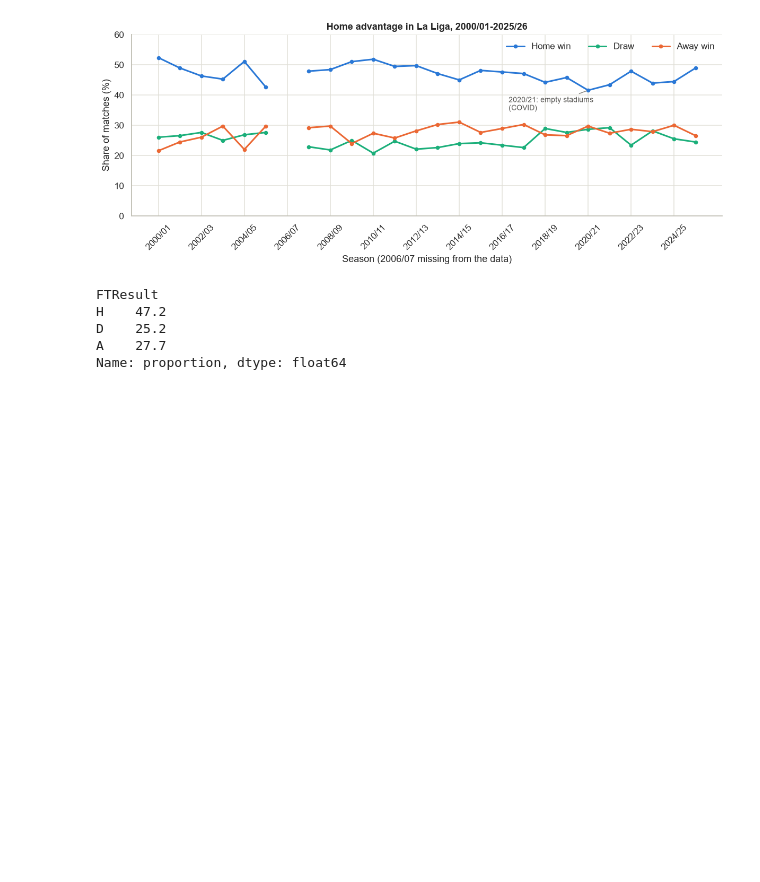
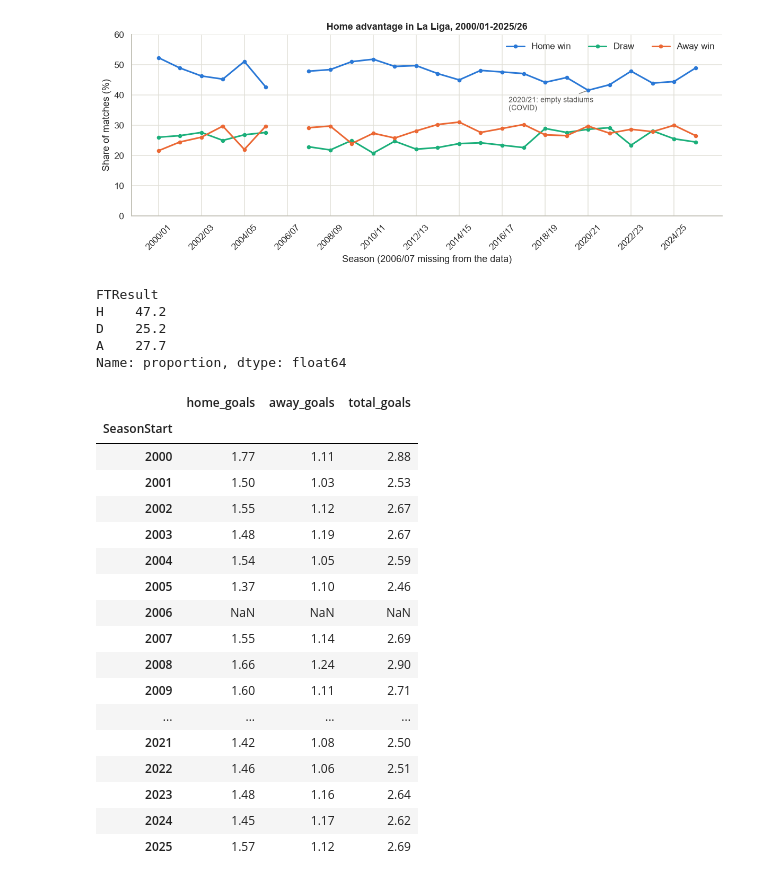
Before and after one commit to idoberk/laliga-match-prediction, a Jupyter notebook: notebooks/laliga_match_prediction.ipynb, the cells around one changed output. Saved outputs shown, nothing was run; the diff lists cells and outputs as text; code cells hidden in the pictures; blank space fills up the shorter version.

```diff
--- a/notebooks/laliga_match_prediction.ipynb
+++ b/notebooks/laliga_match_prediction.ipynb
@@ -631,3 +631,32 @@ H    47.2
 D    25.2
 A    27.7
 Name: proportion, dtype: float64
+# %%
+# Average goals scored by the home and the away team per match, per season.
+# Named aggregation: new_columns=(source_column, function)
+goals_by_season = (
+    laliga_complete.groupby("SeasonStart")
+    .agg(home_goals=("FTHome", "mean"), away_goals=("FTAway", "mean"))
+    .assign(total_goals=lambda df: df["home_goals"] + df["away_goals"])
+    .reindex(all_seasons)  # Empty row for 2006/07, same as the above chart.
+)
+goals_by_season.round(2)  # Table version of the chart below
+# %% [output]
+|  | home_goals | away_goals | total_goals |
+| SeasonStart |  |  |  |
+| 2000 | 1.77 | 1.11 | 2.88 |
+| 2001 | 1.50 | 1.03 | 2.53 |
+| 2002 | 1.55 | 1.12 | 2.67 |
+| 2003 | 1.48 | 1.19 | 2.67 |
+| 2004 | 1.54 | 1.05 | 2.59 |
+| 2005 | 1.37 | 1.10 | 2.46 |
+| 2006 | NaN | NaN | NaN |
+| 2007 | 1.55 | 1.14 | 2.69 |
+| 2008 | 1.66 | 1.24 | 2.90 |
+| 2009 | 1.60 | 1.11 | 2.71 |
+| ... | ... | ... | ... |
+| 2021 | 1.42 | 1.08 | 2.50 |
+| 2022 | 1.46 | 1.06 | 2.51 |
+| 2023 | 1.48 | 1.16 | 2.64 |
+| 2024 | 1.45 | 1.17 | 2.62 |
+| 2025 | 1.57 | 1.12 | 2.69 |
```
Also changed, not shown: parts of 6 cells of this notebook, 2 other files.
